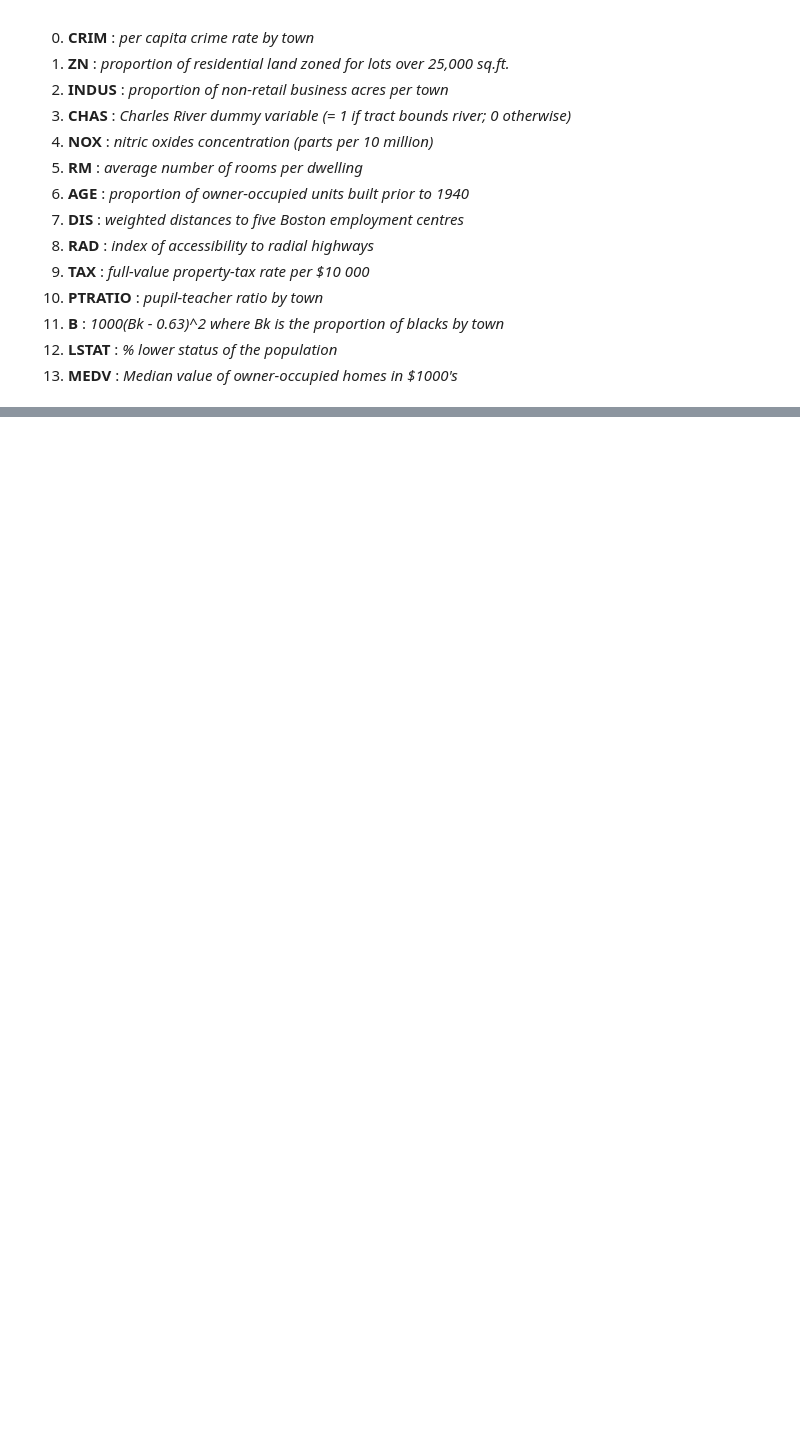
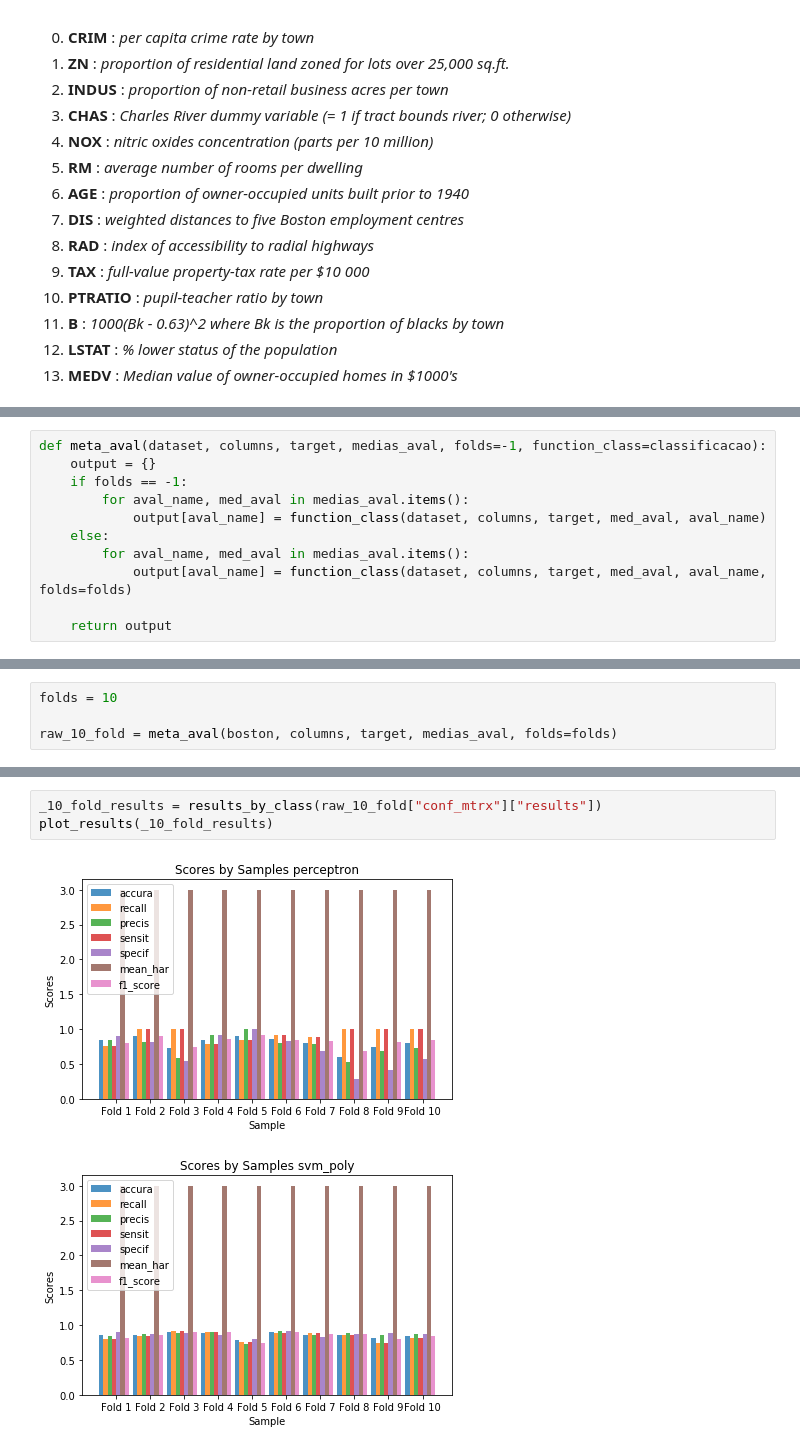
Before and after one commit to jahirmedinacs/datamining-p7, a Jupyter notebook: Practica7.ipynb, the cells around one changed output, grey strips where cells are left out. Cells and saved outputs as stored; diff of their text form; blank space fills up the shorter version.

```diff
--- a/Practica7.ipynb
+++ b/Practica7.ipynb
@@ -226,0 +155,11 @@ _ _ _
+# %%
+def meta_aval(dataset, columns, target, medias_aval, folds=-1, function_class=classificacao):
+    output = {}
+    if folds == -1:
+        for aval_name, med_aval in medias_aval.items():
+            output[aval_name] = function_class(dataset, columns, target, med_aval, aval_name)
+    else:
+        for aval_name, med_aval in medias_aval.items():
+            output[aval_name] = function_class(dataset, columns, target, med_aval, aval_name, folds=folds)
+
+    return output
@@ -226,0 +179,4 @@ _ _ _
+# %%
+folds = 10
+
+raw_10_fold = meta_aval(boston, columns, target, medias_aval, folds=folds)
@@ -226,0 +200,6 @@ _ _ _
+# %%
+_10_fold_results = results_by_class(raw_10_fold["conf_mtrx"]["results"])
+plot_results(_10_fold_results)
+# %% [output]
+[figure, added]
+[figure, added]
```
Also changed, not shown: parts of 48 cells of this notebook.
